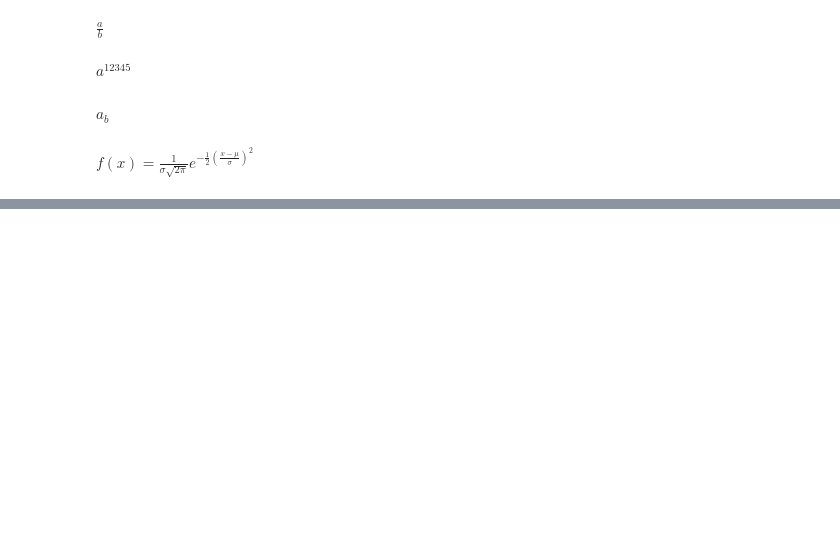
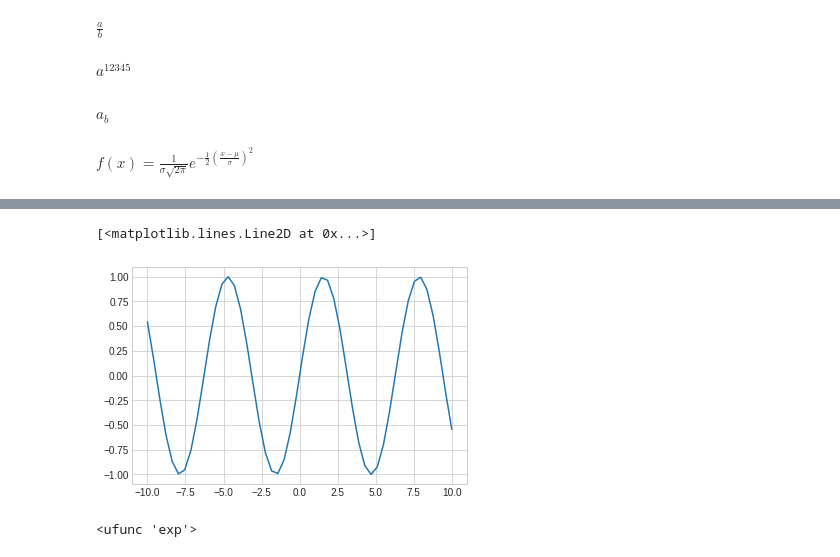
Before and after one commit to EvanR2022/Stats-Notebook, a Jupyter notebook: Rudman_Lab_1.ipynb, the cells around one changed output, grey strips where cells are left out. Drawn from its saved outputs; the diff is of its cells as text; code cells hidden in the pictures; blank space fills up the shorter version.

```diff
--- a/Rudman_Lab_1.ipynb
+++ b/Rudman_Lab_1.ipynb
@@ -362,0 +420,11 @@ $f(x) = \frac{1}{\sigma\sqrt{2\pi}}e^{-\frac{1}{2}(\frac{x-\mu}{\sigma})^2}$
+# %%
+y = np.sin(x)
+# %%
+plt.plot(x,y,label="y = np.sin(x) ")
+# %% [output]
+[<matplotlib.lines.Line2D at 0x...>]
+[figure, added]
+# %%
+np.exp
+# %% [output]
+<ufunc 'exp'>
```
Also changed, not shown: parts of 21 cells of this notebook.
